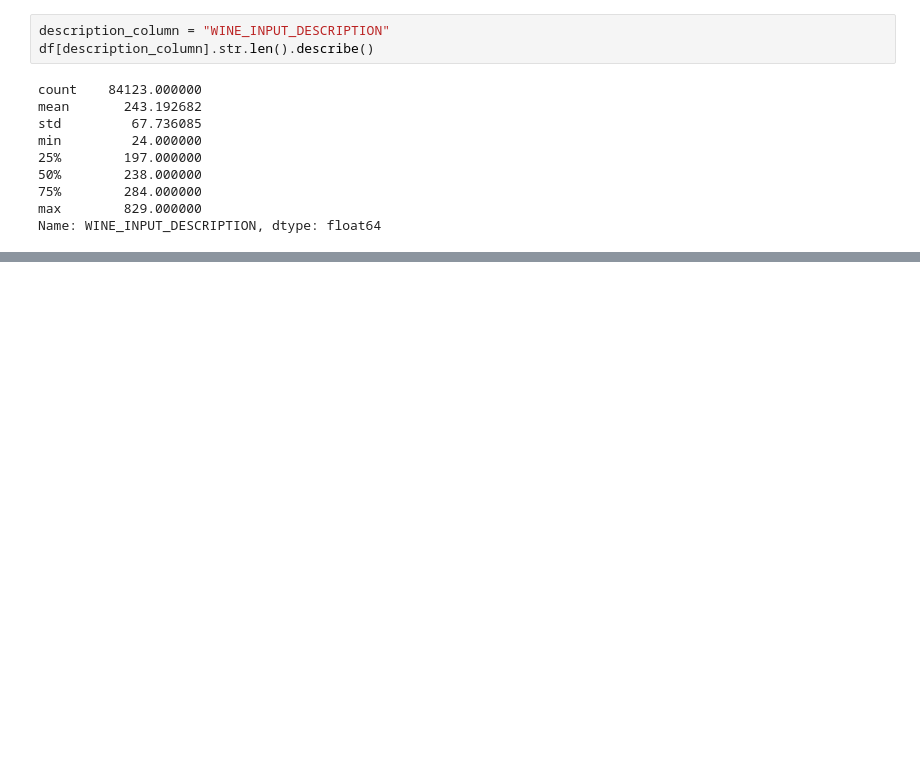
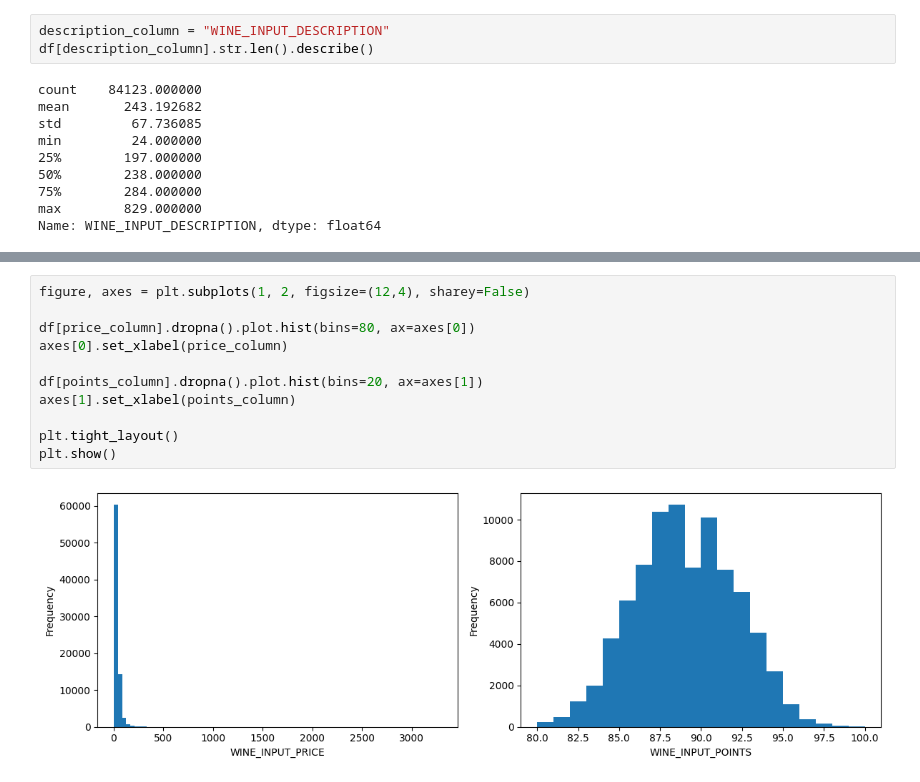
Before and after one commit to c71qu3/ml, a Jupyter notebook: assignment_0/0.ipynb, the cells around one changed output, grey strips where cells are left out. Saved outputs shown, nothing was run; the diff lists cells and outputs as text; blank space fills up the shorter version.

```diff
--- a/assignment_0/0.ipynb
+++ b/assignment_0/0.ipynb
@@ -212,0 +241,13 @@ Name: WINE_INPUT_DESCRIPTION, dtype: float64
+# %%
+figure, axes = plt.subplots(1, 2, figsize=(12,4), sharey=False)
+
+df[price_column].dropna().plot.hist(bins=80, ax=axes[0])
+axes[0].set_xlabel(price_column)
+
+df[points_column].dropna().plot.hist(bins=20, ax=axes[1])
+axes[1].set_xlabel(points_column)
+
+plt.tight_layout()
+plt.show()
+# %% [output]
+[figure, added]
```
Also changed, not shown: parts of 3 cells of this notebook.
